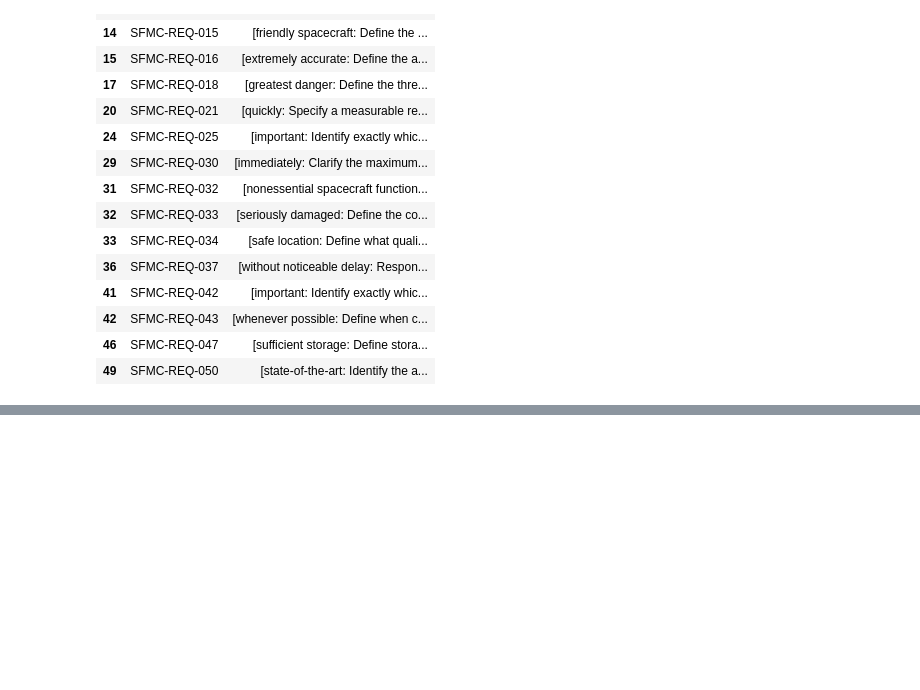
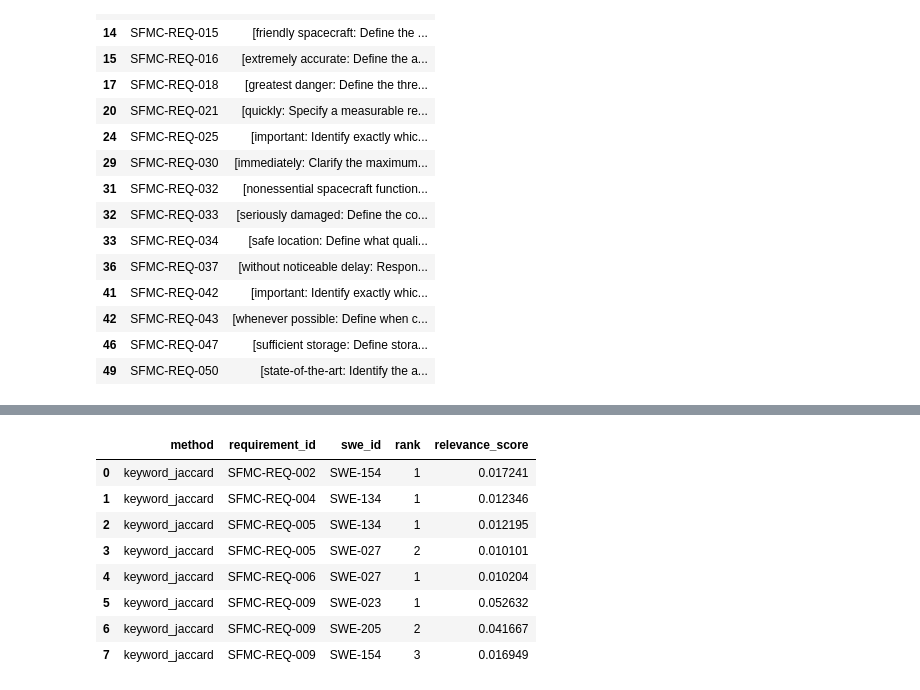
Before and after one commit to Break-Through-Tech/Aerospace-1A-compliance-copilot, a Jupyter notebook: notebooks/Aerospace_1A.ipynb, the cells around one changed output, grey strips where cells are left out. Drawn from its saved outputs; the diff is of its cells as text; code cells hidden in the pictures; blank space fills up the shorter version.

Commit message:
Add, update and push the tasks, subtasks, and milestones from this month (October) that were covered by our team on this project

```diff
--- a/notebooks/Aerospace_1A.ipynb
+++ b/notebooks/Aerospace_1A.ipynb
@@ -721,0 +859,20 @@ files.download("baseline_results.csv")
+# %%
+def issue2_parse_requirements(issue2_text):
+    issue2_pattern = r"^\*\*(SFMC-REQ-\d{3})\s*—\s*(.*?)\*\*\s*\n(.*?)(?=^\*\*SFMC-REQ-|^#|\Z)"
+    issue2_rows = []
+    for issue2_rid, issue2_title, issue2_body in re.findall(issue2_pattern, issue2_text, re.M | re.S):
+        issue2_body = re.sub(r"^---\s*$", "", issue2_body, flags=re.M)
+        issue2_rows.append({"requirement_id": issue2_rid, "title": issue2_title, "text": re.sub(r"\s+", " ", issue2_body).strip()})
+    issue2_df = pd.DataFrame(issue2_rows, columns=["requirement_id", "title", "text"])
+    if issue2_df.empty or issue2_df.requirement_id.duplicated().any() or issue2_df.text.eq("").any():
+        raise ValueError("No numbered requirements, duplicate IDs, or empty bodies.")
+    issue2_header_ids = re.findall(r"^\*\*(SFMC-REQ-\d{3})", issue2_text, re.M)
+    if len(issue2_header_ids) != len(issue2_df) or set(issue2_header_ids) != set(issue2_df.requirement_id):
+        raise ValueError("Some numbered requirement headers were not parsed.")
+    return issue2_df
+
+issue2_requirements = issue2_parse_requirements(issue2_srs_text)
+assert issue2_requirements.requirement_id.tolist() == [f"SFMC-REQ-{issue2_i:03d}" for issue2_i in range(1, 55)]
+issue2_pre_numbered = issue2_srs_text.split("# 3. Software Requirements", 1)[0]
+issue2_unnumbered = [issue2_line.strip() for issue2_line in issue2_pre_numbered.splitlines() if re.search(r"\bshall\b", issue2_line, re.I)]
+print({"numbered_requirements": len(issue2_requirements), "unnumbered_shall_statements_excluded": issue2_unnumbered})
@@ -721,0 +921,60 @@ files.download("baseline_results.csv")
+# %%
+ISSUE2_STOP = sorted(set(ENGLISH_STOP_WORDS) | {"shall", "nasa", "project", "projects", "sfmc", "swe"})
+def issue2_normalize(issue2_text):
+    return re.sub(r"\[SWE-\d+\]", " ", str(issue2_text)).lower()
+def issue2_tokens(issue2_text):
+    return set(re.findall(r"\b[a-z][a-z0-9]+\b", issue2_normalize(issue2_text))) - set(ISSUE2_STOP)
+def issue2_jaccard(issue2_left, issue2_right):
+    issue2_union = issue2_left | issue2_right
+    return len(issue2_left & issue2_right) / len(issue2_union) if issue2_union else 0.0
+def issue2_clause_document(issue2_row):
+    return issue2_normalize(issue2_row["text"] + " " + " ".join(issue2_row["notes"]))
+
+issue2_clause_docs = [issue2_clause_document(issue2_row) for issue2__, issue2_row in issue2_scope.iterrows()]
+issue2_requirement_docs = (issue2_requirements.title + " " + issue2_requirements.text).map(issue2_normalize).tolist()
+# Official API: https://scikit-learn.org/stable/modules/generated/sklearn.feature_extraction.text.TfidfVectorizer.html
+issue2_vectorizer = TfidfVectorizer(stop_words=ISSUE2_STOP, ngram_range=(1, 2), norm="l2",
+                             smooth_idf=True, use_idf=True, sublinear_tf=False)
+issue2_clause_vectors = issue2_vectorizer.fit_transform(issue2_clause_docs)
+issue2_requirement_vectors = issue2_vectorizer.transform(issue2_requirement_docs)
+issue2_tfidf_scores = cosine_similarity(issue2_requirement_vectors, issue2_clause_vectors)
+issue2_req_tokens = [issue2_tokens(issue2_t) for issue2_t in issue2_requirement_docs]
+issue2_clause_tokens = [issue2_tokens(issue2_t) for issue2_t in issue2_clause_docs]
+issue2_keyword_scores = np.array([[issue2_jaccard(issue2_a, issue2_b) for issue2_b in issue2_clause_tokens] for issue2_a in issue2_req_tokens])
+assert issue2_tfidf_scores.shape == issue2_keyword_scores.shape == (len(issue2_requirements), len(issue2_scope))
+assert np.isfinite(issue2_tfidf_scores).all() and np.isfinite(issue2_keyword_scores).all()
+
+def issue2_rank_candidates(issue2_scores, issue2_ids, issue2_k):
+    if not isinstance(issue2_k, int) or isinstance(issue2_k, bool) or issue2_k < 1 or len(issue2_scores) != len(issue2_ids):
+        raise ValueError("Invalid top-k or score dimensions.")
+    if not np.isfinite(issue2_scores).all() or len(issue2_ids) != len(set(issue2_ids)):
+        raise ValueError("Non-finite scores or duplicate candidate IDs.")
+    return sorted([issue2_i for issue2_i, issue2_value in enumerate(issue2_scores) if issue2_value > 0], key=lambda issue2_i: (-issue2_scores[issue2_i], issue2_ids[issue2_i]))[:issue2_k]
+
+issue2_all_pairs, issue2_candidates, issue2_retrieval_status = [], [], []
+for issue2_method, issue2_scores in [("keyword_jaccard", issue2_keyword_scores), ("tfidf_cosine", issue2_tfidf_scores)]:
+    for issue2_ri, issue2_req in issue2_requirements.iterrows():
+        issue2_selected = issue2_rank_candidates(issue2_scores[issue2_ri], issue2_scope.swe_id.tolist(), ISSUE2_TOP_K)
+        issue2_retrieval_status.append({"method": issue2_method, "requirement_id": issue2_req.requirement_id,
+                                 "status": "CANDIDATES_FOR_REVIEW" if issue2_selected else "NO_LEXICAL_CANDIDATE",
+                                 "candidates": len(issue2_selected)})
+        for issue2_ci, issue2_clause in issue2_scope.iterrows():
+            issue2_pair = {"method": issue2_method, "requirement_id": issue2_req.requirement_id, "swe_id": issue2_clause.swe_id,
+                    "clause_id": issue2_clause.clause_id, "relevance_score": float(issue2_scores[issue2_ri, issue2_ci]),
+                    "scope": issue2_clause.srs_scope, "scope_review": "DRAFT_NOT_CLASS_APPLICABILITY",
+                    "source_url": issue2_manifest["npr_source"], "source_pdf_sha256": issue2_manifest["npr_sha256"],
+                    "clause_text": issue2_clause.text, "clause_notes": issue2_clause.notes,
+                    "shared_keywords": sorted(issue2_req_tokens[issue2_ri] & issue2_clause_tokens[issue2_ci]),
+                    "interpretation": "Scored pair; lexical similarity only; human review required", "compliance_verdict": None}
+            issue2_all_pairs.append(issue2_pair)
+            if issue2_ci in issue2_selected:
+                issue2_candidates.append(dict(issue2_pair, rank=issue2_selected.index(issue2_ci) + 1, interpretation="Ranked lexical candidate; human review required"))
+issue2_pairs_df = pd.DataFrame(issue2_all_pairs)
+issue2_candidates_df = pd.DataFrame(issue2_candidates).sort_values(["method", "requirement_id", "rank"]).reset_index(drop=True)
+issue2_registry = issue2_scope.set_index("swe_id").clause_id.to_dict()
+assert all(issue2_registry[issue2_row.swe_id] == issue2_row.clause_id for issue2_row in issue2_candidates_df.itertuples())
+print({"scored_pairs_per_method": len(issue2_requirements) * len(issue2_scope), "top_k": ISSUE2_TOP_K,
+       "candidate_counts": issue2_candidates_df.groupby("method").size().to_dict(),
+       "citation_check": "IDs exist and match; semantic support is not measured"})
+display(issue2_candidates_df[["method", "requirement_id", "swe_id", "rank", "relevance_score"]].head(8))
+# %% [output]
@@ -721,0 +982,9 @@ files.download("baseline_results.csv")
+|  | method | requirement_id | swe_id | rank | relevance_score |
+| 0 | keyword_jaccard | SFMC-REQ-002 | SWE-154 | 1 | 0.017241 |
+| 1 | keyword_jaccard | SFMC-REQ-004 | SWE-134 | 1 | 0.012346 |
+| 2 | keyword_jaccard | SFMC-REQ-005 | SWE-134 | 1 | 0.012195 |
+| 3 | keyword_jaccard | SFMC-REQ-005 | SWE-027 | 2 | 0.010101 |
+| 4 | keyword_jaccard | SFMC-REQ-006 | SWE-027 | 1 | 0.010204 |
+| 5 | keyword_jaccard | SFMC-REQ-009 | SWE-023 | 1 | 0.052632 |
+| 6 | keyword_jaccard | SFMC-REQ-009 | SWE-205 | 2 | 0.041667 |
+| 7 | keyword_jaccard | SFMC-REQ-009 | SWE-154 | 3 | 0.016949 |
```
Also changed, not shown: parts of 41 cells of this notebook.
